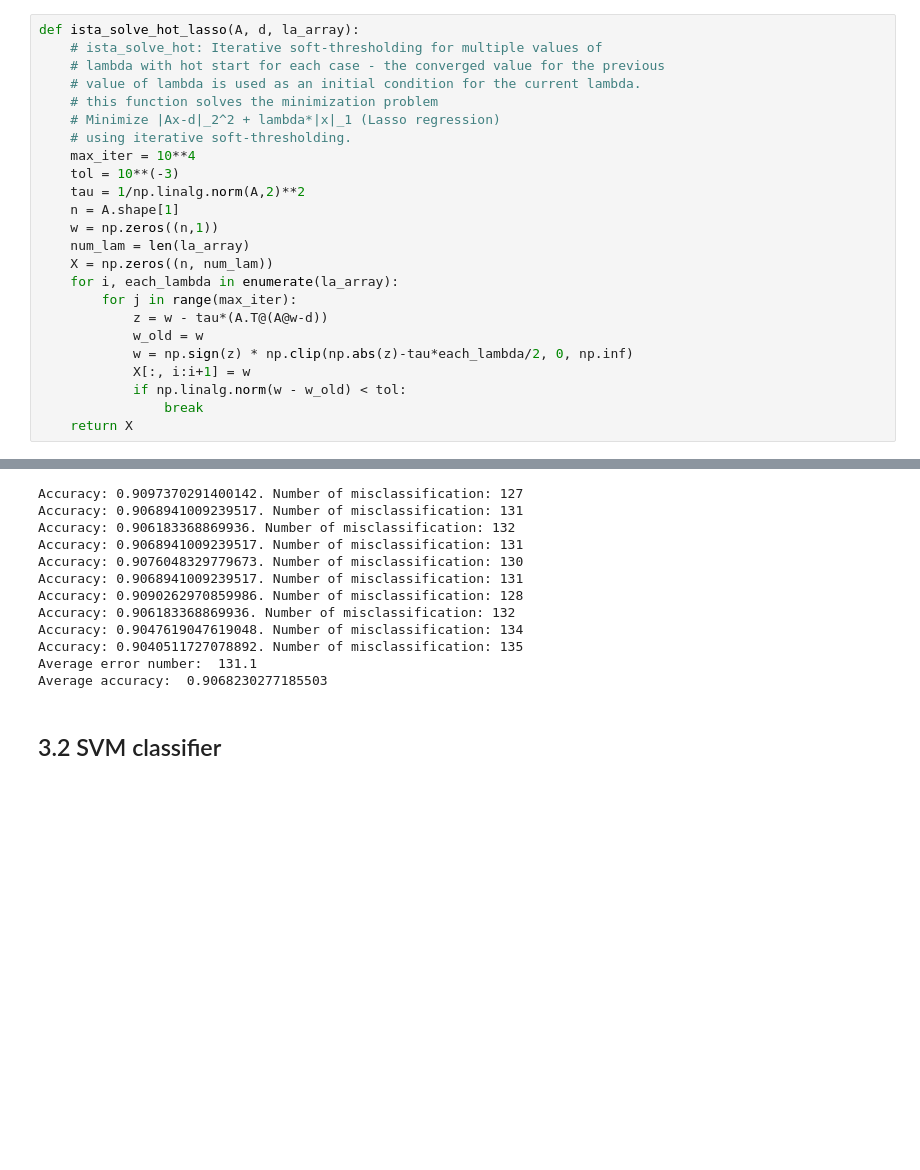
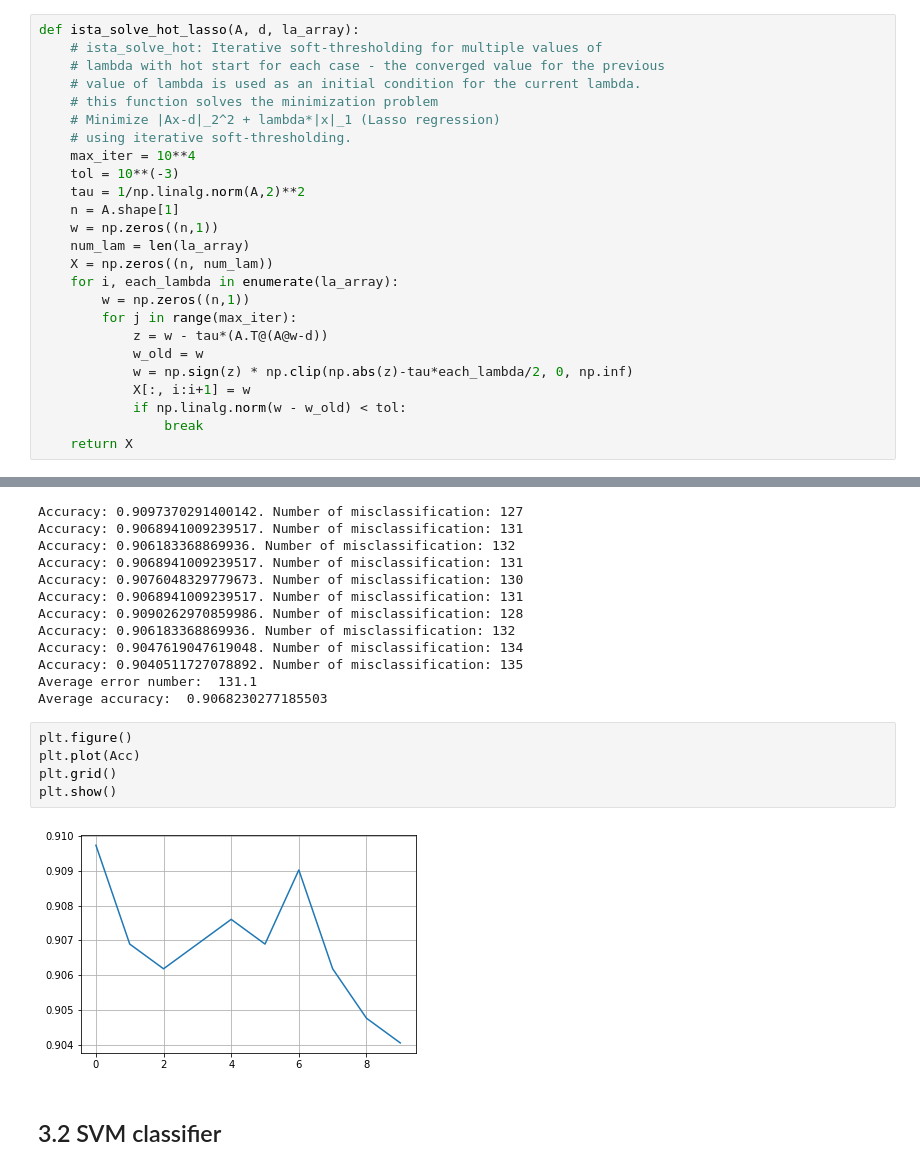
Before and after one commit to keshuw726/CS532-Course-Project, a Jupyter notebook: code/CS532_Project_Asteroids_Classification.ipynb, the cells around one changed output, grey strips where cells are left out. Drawn from its saved outputs; the diff is of its cells as text; blank space fills up the shorter version.

```diff
--- a/code/CS532_Project_Asteroids_Classification.ipynb
+++ b/code/CS532_Project_Asteroids_Classification.ipynb
@@ -468,6 +468,7 @@ def ista_solve_hot_lasso(A, d, la_array):
     num_lam = len(la_array)
     X = np.zeros((n, num_lam))
     for i, each_lambda in enumerate(la_array):
+        w = np.zeros((n,1))
         for j in range(max_iter):
             z = w - tau*(A.T@(A@w-d))
             w_old = w
@@ -545,5 +546,12 @@ Accuracy: 0.9047619047619048. Number of misclassification: 134
 Accuracy: 0.9040511727078892. Number of misclassification: 135
 Average error number:  131.1
 Average accuracy:  0.9068230277185503
+# %%
+plt.figure()
+plt.plot(Acc)
+plt.grid()
+plt.show()
+# %% [output]
+[figure, added]
 # %% [markdown]
 ## 3.2 SVM classifier
```
Also changed, not shown: parts of 16 cells of this notebook.
